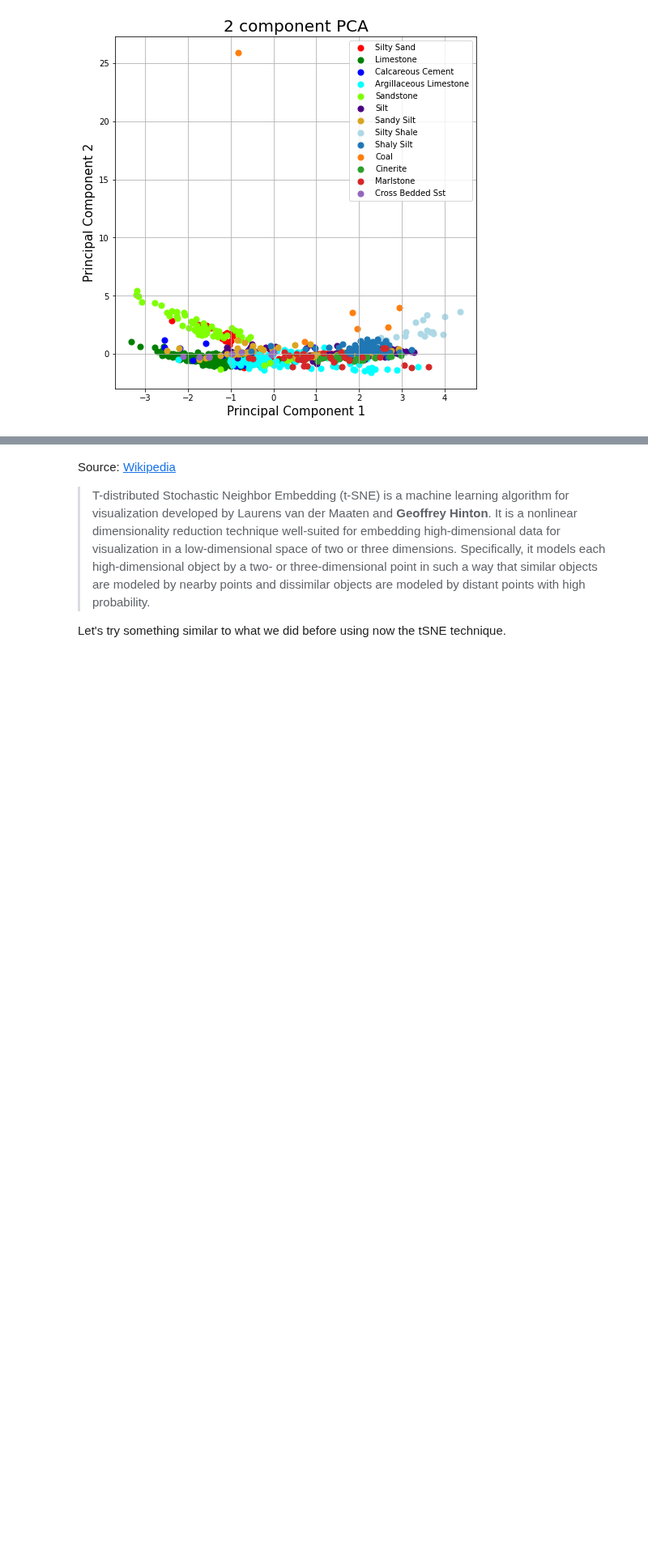
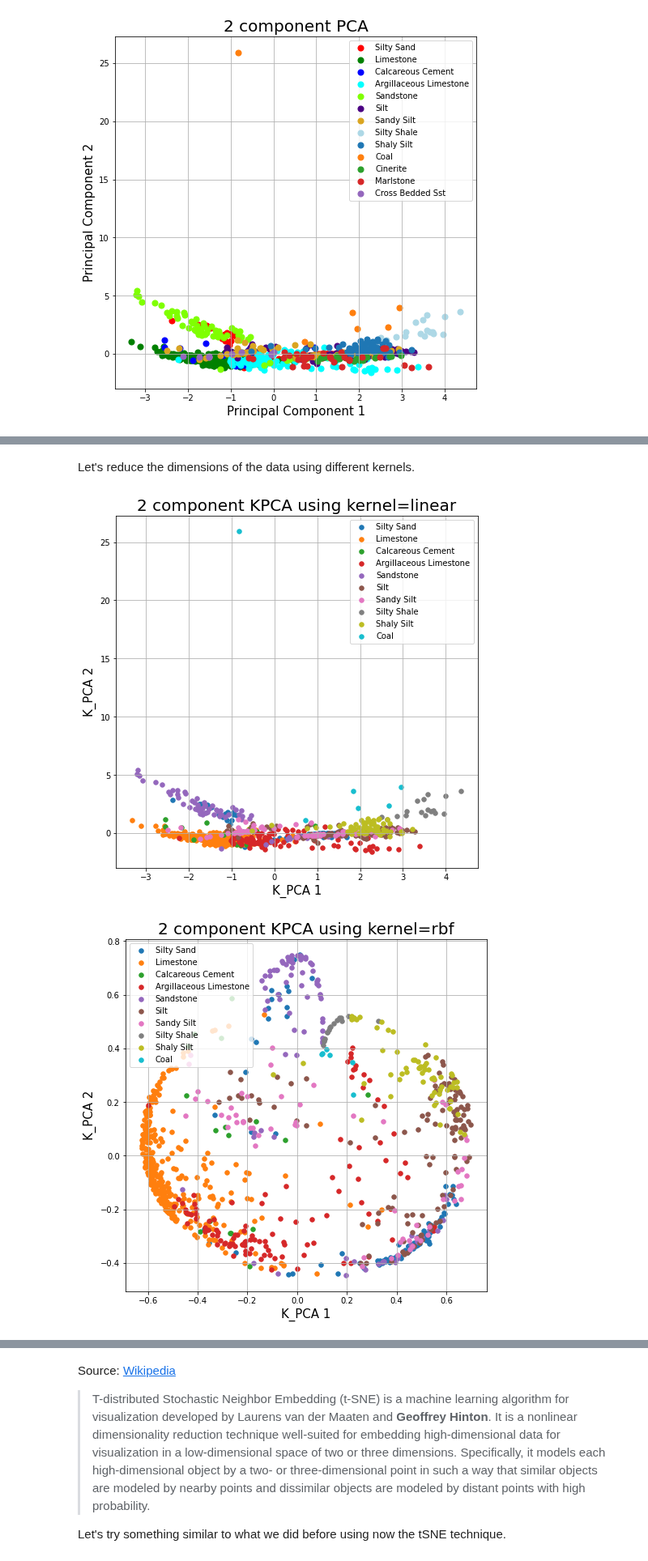
Before and after one commit to 3springs/deep_ml_curriculum, a Jupyter notebook: notebooks/11 Unsupervised/Unsupervised.ipynb, the cells around one changed output, grey strips where cells are left out. Shown at 81% size. Drawn from its saved outputs; the diff is of its cells as text; code cells hidden in the pictures; blank space fills up the shorter version.

```diff
--- a/notebooks/11 Unsupervised/Unsupervised.ipynb
+++ b/notebooks/11 Unsupervised/Unsupervised.ipynb
@@ -300,0 +413,42 @@ ax.grid()
+# %%
+from sklearn.decomposition import KernelPCA
+
+def kernel_pca(X, kernel):
+    transformer = KernelPCA(n_components=2, kernel=kernel)
+    X_transformed = transformer.fit_transform(X)
+
+    df = pd.DataFrame(data=X_transformed, columns = ['K_PCA 1', 'K_PCA 2'])
+    # Concatenate two dataframes
+    final_df = pd.concat([df, y.reset_index()['LITHOLOGY_GEOLINK']], axis=1)
+    # Rename column
+    final_df = final_df.rename(columns={'LITHOLOGY_GEOLINK': 'target'})
+    # List of lithologies in our dataset
+    targets = list(final_df['target'].unique())
+
+    # List of colors for the plot
+    colors = ['#1f77b4', '#ff7f0e', '#2ca02c', '#d62728', '#9467bd', '#8c564b', '#e377c2', '#7f7f7f', '#bcbd22', '#17becf']
+
+    # Plot Images
+    fig = plt.figure(figsize = (8,8))
+    ax = fig.add_subplot(1,1,1)
+    ax.set_xlabel('K_PCA 1', fontsize = 15)
+    ax.set_ylabel('K_PCA 2', fontsize = 15)
+    ax.set_title(f'2 component KPCA using kernel={kernel}', fontsize = 20)
+    for target, color in zip(targets, colors):
+        indicesToKeep = final_df['target'] == target
+        ax.scatter(final_df.loc[indicesToKeep, 'K_PCA 1']
+                   , final_df.loc[indicesToKeep, 'K_PCA 2']
+                   , c = color
+                   , s = 30)
+    ax.legend(targets)
+    ax.grid()
+# %% [markdown]
+Let's reduce the dimensions of the data using different kernels.
+# %%
+kernels = ['linear','rbf','poly','sigmoid','cosine']
+
+for kernel in kernels:
+    kernel_pca(X, kernel)
+# %% [output]
+[figure, added]
+[figure, added]
```
Also changed, not shown: parts of 43 cells of this notebook.
